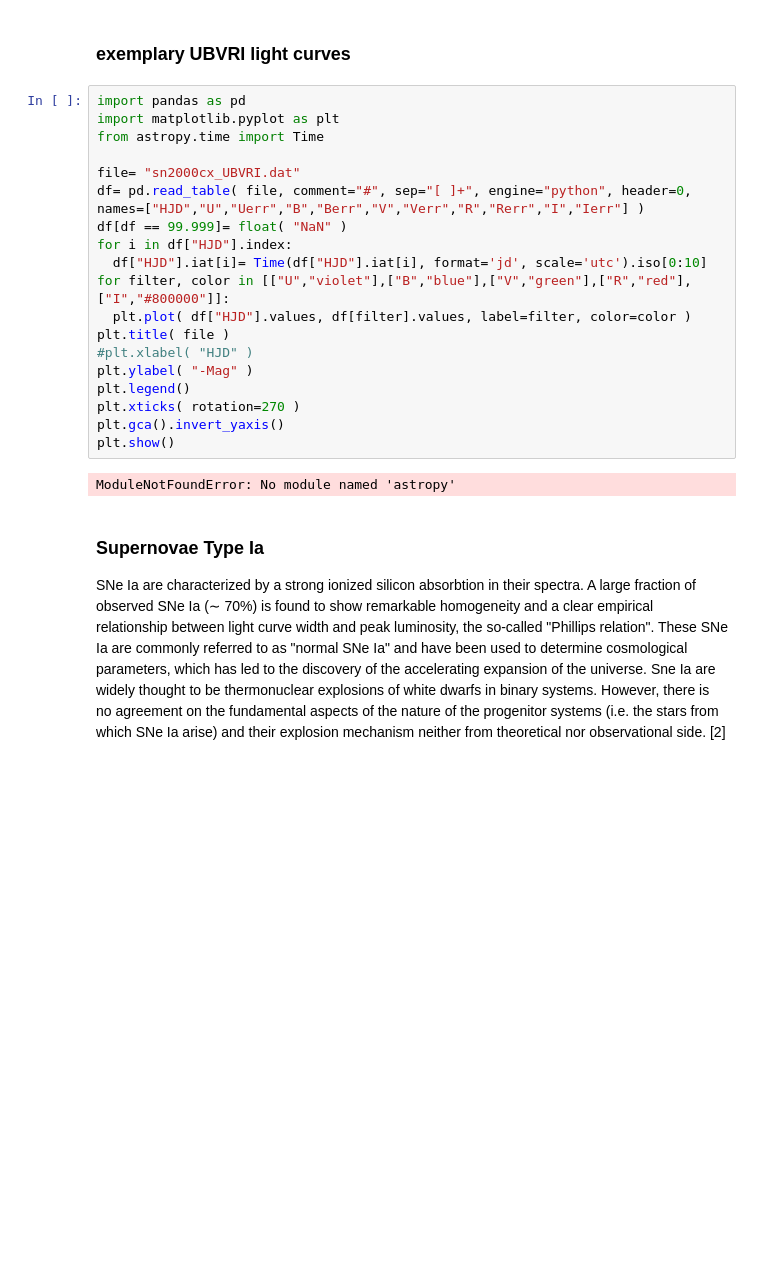
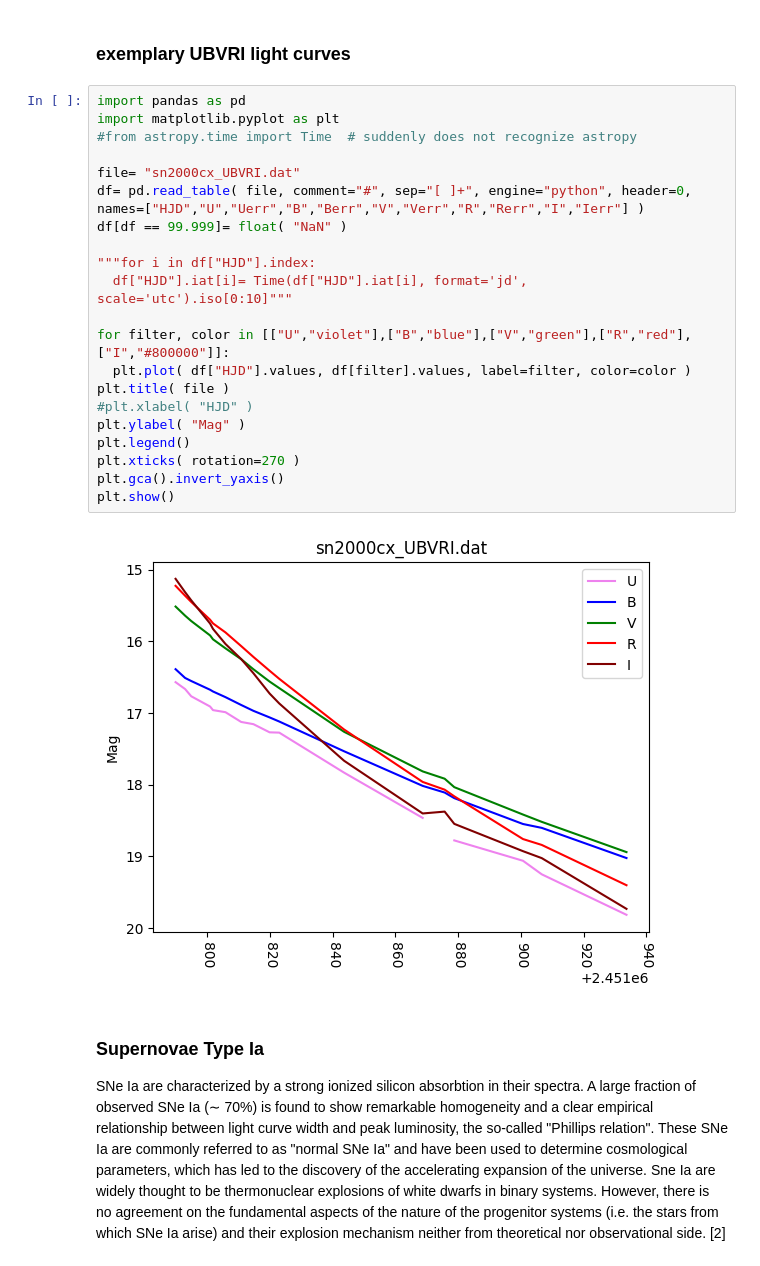
Before and after one commit to ThomasSchallar/statistics, a Jupyter notebook: main_file.ipynb, the cells around one changed output. Saved outputs shown, nothing was run; the diff lists cells and outputs as text; blank space fills up the shorter version.

```diff
--- a/main_file.ipynb
+++ b/main_file.ipynb
@@ -33,24 +33,26 @@ The CfA program relies on a network of amateur and professional astronomers for
 # %%
 import pandas as pd
 import matplotlib.pyplot as plt
-from astropy.time import Time
+#from astropy.time import Time  # suddenly does not recognize astropy
 
 file= "sn2000cx_UBVRI.dat"
 df= pd.read_table( file, comment="#", sep="[ ]+", engine="python", header=0, names=["HJD","U","Uerr","B","Berr","V","Verr","R","Rerr","I","Ierr"] )
 df[df == 99.999]= float( "NaN" )
-for i in df["HJD"].index:
-  df["HJD"].iat[i]= Time(df["HJD"].iat[i], format='jd', scale='utc').iso[0:10]
+
+"""for i in df["HJD"].index:
+  df["HJD"].iat[i]= Time(df["HJD"].iat[i], format='jd', scale='utc').iso[0:10]"""
+
 for filter, color in [["U","violet"],["B","blue"],["V","green"],["R","red"],["I","#800000"]]:
   plt.plot( df["HJD"].values, df[filter].values, label=filter, color=color )
 plt.title( file )
 #plt.xlabel( "HJD" )
-plt.ylabel( "-Mag" )
+plt.ylabel( "Mag" )
 plt.legend()
 plt.xticks( rotation=270 )
 plt.gca().invert_yaxis()
 plt.show()
 # %% [output]
-ModuleNotFoundError: No module named 'astropy'
+[figure, added]
 # %% [markdown]
 ### Supernovae Type Ia
 SNe Ia are characterized by a strong ionized silicon absorbtion in their spectra. A large fraction of observed SNe Ia (∼ 70%) is found to show remarkable homogeneity and a clear empirical relationship between light curve width and peak luminosity, the so-called "Phillips relation". These SNe Ia are commonly referred to as "normal SNe Ia" and have been used to determine cosmological parameters, which has led to the discovery of the accelerating expansion of the universe.
```
Also changed, not shown: parts of 34 cells of this notebook, 1 other file.
